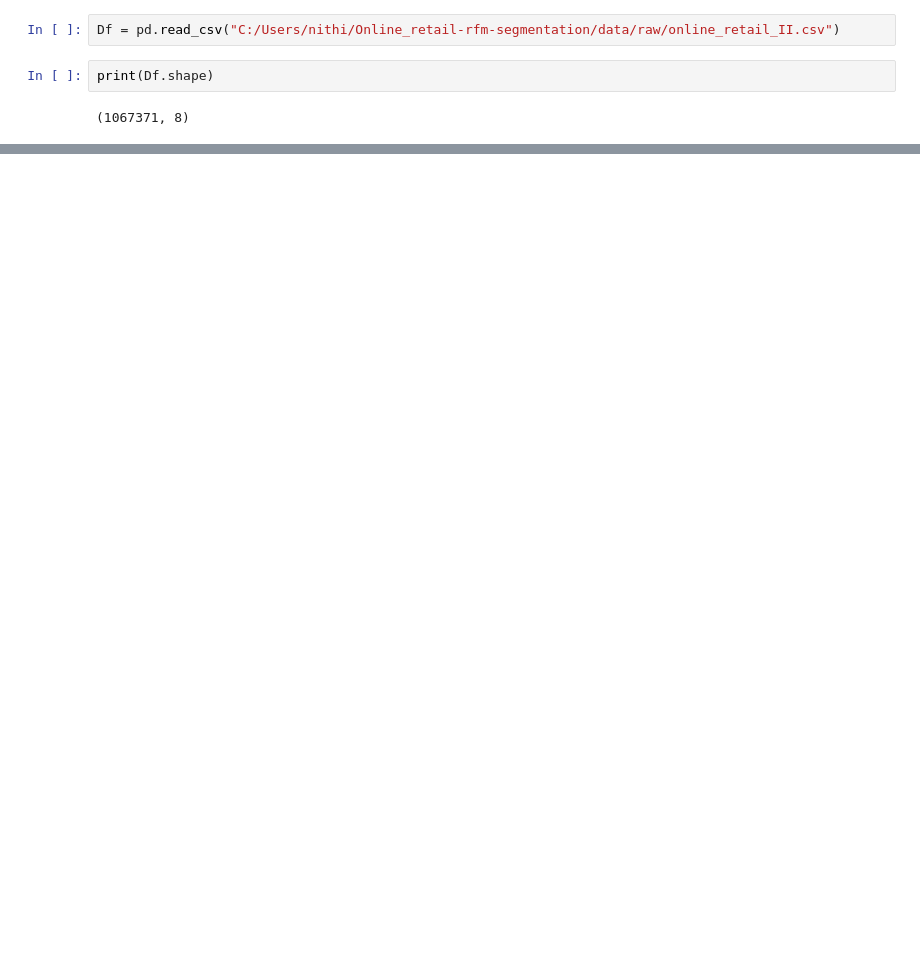
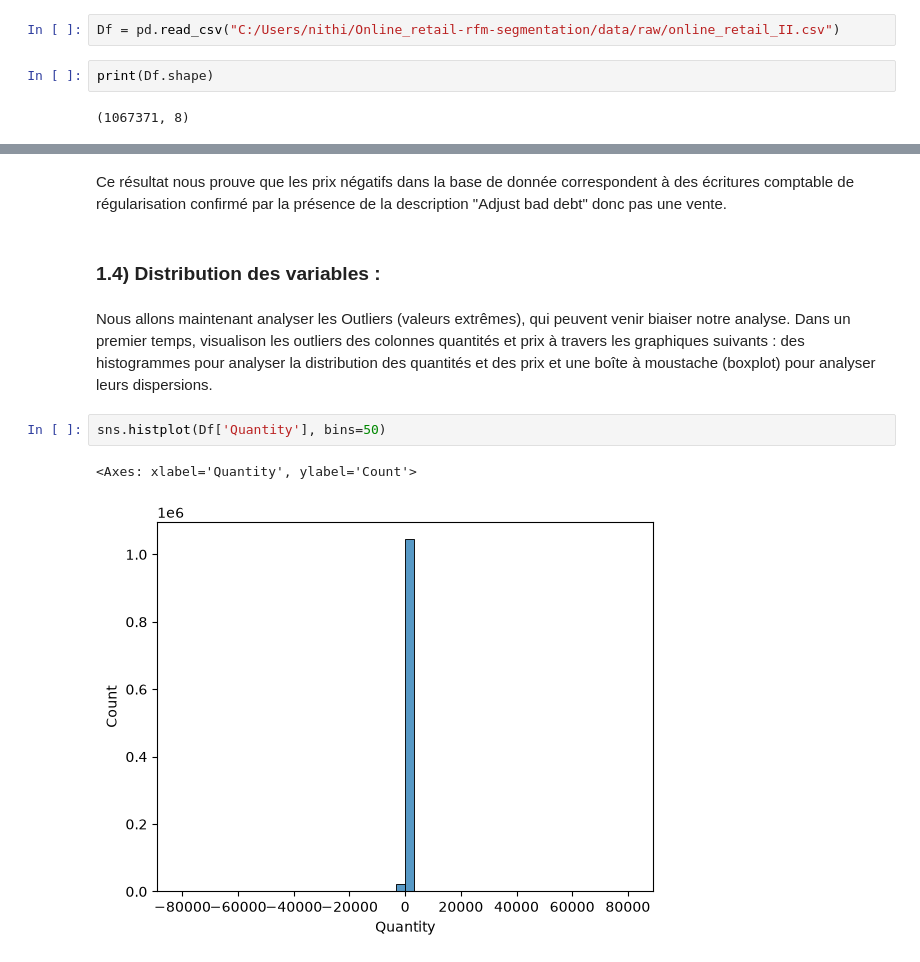
Before and after one commit to Nithilan16/Online_retail-rfm-segmentation, a Jupyter notebook: notebooks/online_retail.ipynb, the cells around one changed output, grey strips where cells are left out. Saved outputs shown, nothing was run; the diff lists cells and outputs as text; blank space fills up the shorter version.

Commit message:
Exploration initiale de la base

```diff
--- a/notebooks/online_retail.ipynb
+++ b/notebooks/online_retail.ipynb
@@ -22,0 +129,11 @@ Df.head()
+# %% [markdown]
+Ce résultat nous prouve que les prix négatifs dans la base de donnée correspondent à des écritures comptable de régularisation confirmé par la présence de la description "Adjust bad debt" donc pas une vente.
+# %% [markdown]
+### 1.4) Distribution des variables :
+# %% [markdown]
+Nous allons maintenant analyser les Outliers (valeurs extrêmes), qui peuvent venir biaiser notre analyse. Dans un premier temps, visualison les outliers des colonnes quantités et prix à travers les graphiques suivants : des histogrammes pour analyser la distribution des quantités et des prix et une boîte à moustache (boxplot) pour analyser leurs dispersions.
+# %%
+sns.histplot(Df['Quantity'], bins=50)
+# %% [output]
+<Axes: xlabel='Quantity', ylabel='Count'>
+[figure, added]
```
Also changed, not shown: parts of 43 cells of this notebook.
